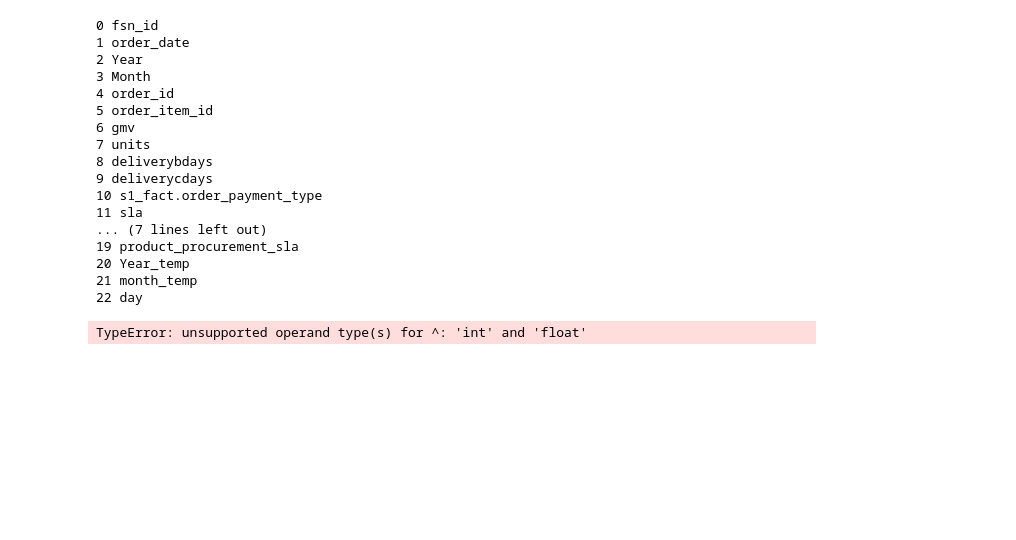
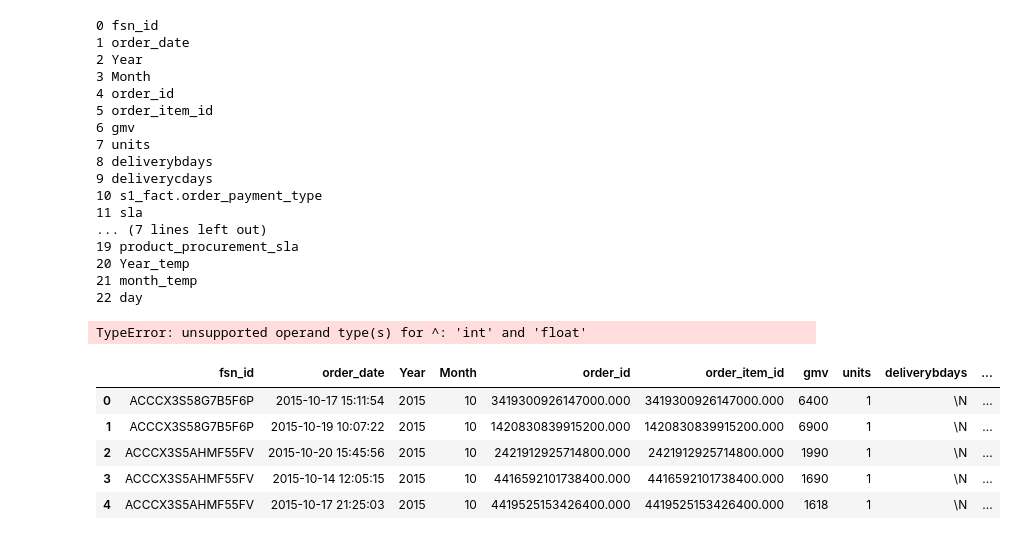
Before and after one commit to Singhal-Piyush/Ecommerce_Marketing_Mix_Model, a Jupyter notebook: MMM_E-Commerce_Notebook.ipynb, the cells around one changed output. Saved outputs shown, nothing was run; the diff lists cells and outputs as text; code cells hidden in the pictures; blank space fills up the shorter version.

```diff
--- a/MMM_E-Commerce_Notebook.ipynb
+++ b/MMM_E-Commerce_Notebook.ipynb
@@ -530,3 +587,12 @@ for i,j in enumerate(consumer_dataset_temp):
 62500^1/5
 # %% [output]
 TypeError: unsupported operand type(s) for ^: 'int' and 'float'
+# %%
+consumer_dataset_temp.head()
+# %% [output]
+|  | fsn_id | order_date | Year | Month | order_id | order_item_id | gmv | units | deliverybdays | ... |
+| 0 | ACCCX3S58G7B5F6P | 2015-10-17 15:11:54 | 2015 | 10 | 3419300926147000.000 | 3419300926147000.000 | 6400 | 1 | \N | ... |
+| 1 | ACCCX3S58G7B5F6P | 2015-10-19 10:07:22 | 2015 | 10 | 1420830839915200.000 | 1420830839915200.000 | 6900 | 1 | \N | ... |
+| 2 | ACCCX3S5AHMF55FV | 2015-10-20 15:45:56 | 2015 | 10 | 2421912925714800.000 | 2421912925714800.000 | 1990 | 1 | \N | ... |
+| 3 | ACCCX3S5AHMF55FV | 2015-10-14 12:05:15 | 2015 | 10 | 4416592101738400.000 | 4416592101738400.000 | 1690 | 1 | \N | ... |
+| 4 | ACCCX3S5AHMF55FV | 2015-10-17 21:25:03 | 2015 | 10 | 4419525153426400.000 | 4419525153426400.000 | 1618 | 1 | \N | ... |
```
Also changed, not shown: parts of 13 cells of this notebook, 7 other files.
